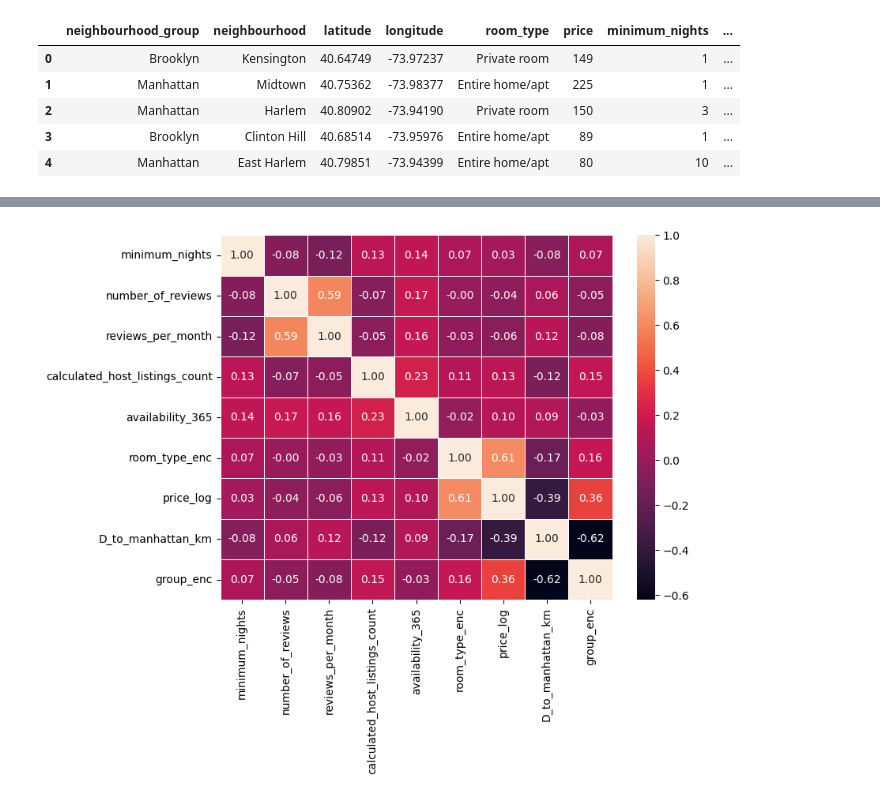
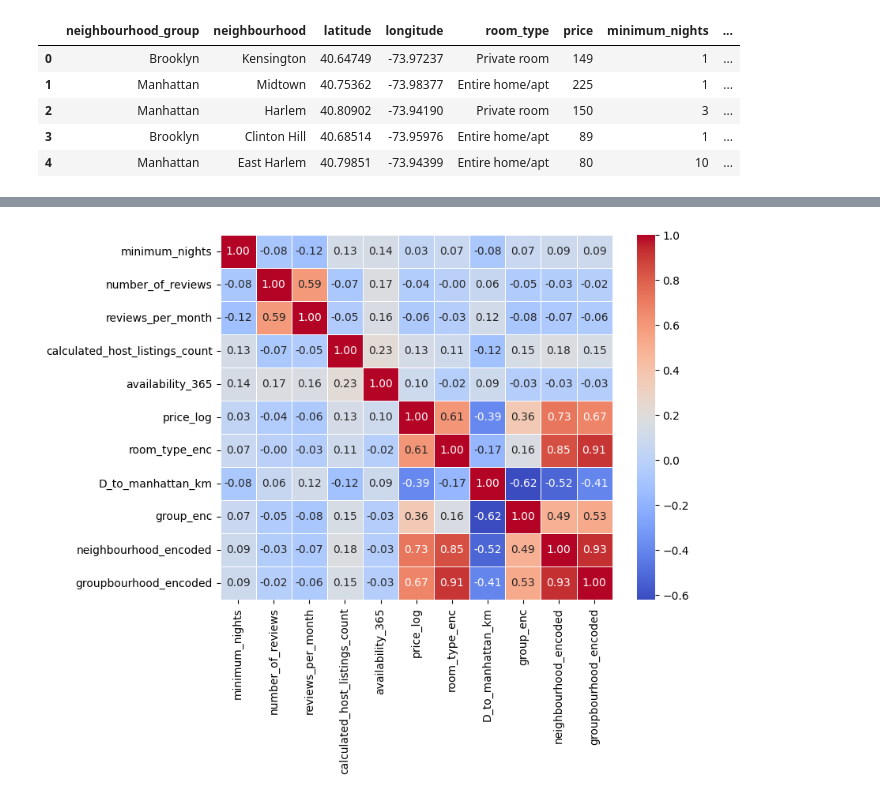
Before and after one commit to Ma-rCh/ML-Basic, a Jupyter notebook: homework_10/homework_10.ipynb, the cells around one changed output, grey strips where cells are left out. Cells and saved outputs as stored; diff of their text form; code cells hidden in the pictures.

```diff
--- a/homework_10/homework_10.ipynb
+++ b/homework_10/homework_10.ipynb
@@ -422,16 +339,26 @@ See the caveats in the documentation: https://pandas.pydata.org/pandas-docs/stab
 # %%
+
+data['borough_room'] = data['neighbourhood_group'] + '_' + data['room_type']
+data['neigh_room'] = data['neighbourhood'] + '_' + data['room_type']
+neigh_medians = data.groupby('neigh_room')['price_log'].median()
+borough_medians = data.groupby('borough_room')['price_log'].median()
+#group_medians = (data.groupby('neighbourhood_group')['price'].mean()/6).round()
+#print(group_medians)
+#data['group_encoded'] = data['neighbourhood_group'].map(group_medians)
+data['neighbourhood_encoded'] = data['neigh_room'].map(neigh_medians)
+data['groupbourhood_encoded'] = data['borough_room'].map(borough_medians)
 
 #correlation map
 numeric_cols = data.select_dtypes(include=[np.number]).columns.tolist()
 
 # Обычно исключаем:
 exclude_for_model = [ 'latitude', 'longitude', 'price']
 
 # Числовые колонки, которые МОЖНО использовать
 model_cols = [c for c in numeric_cols if c not in exclude_for_model]
-
+correlation_matrix = data[model_cols].corr()
 plt.figure(figsize=(8, 6))
-sns.heatmap(data[model_cols].corr(), annot=True, cbar=True, linewidths=.5, fmt= '.2f')
+sns.heatmap(data[model_cols].corr(), cmap='coolwarm', annot=True, cbar=True, linewidths=.5, fmt= '.2f')
 plt.show()
 # %% [output]
-[figure, old version]
+[figure, new version]
```
Also changed, not shown: parts of 26 cells of this notebook.
